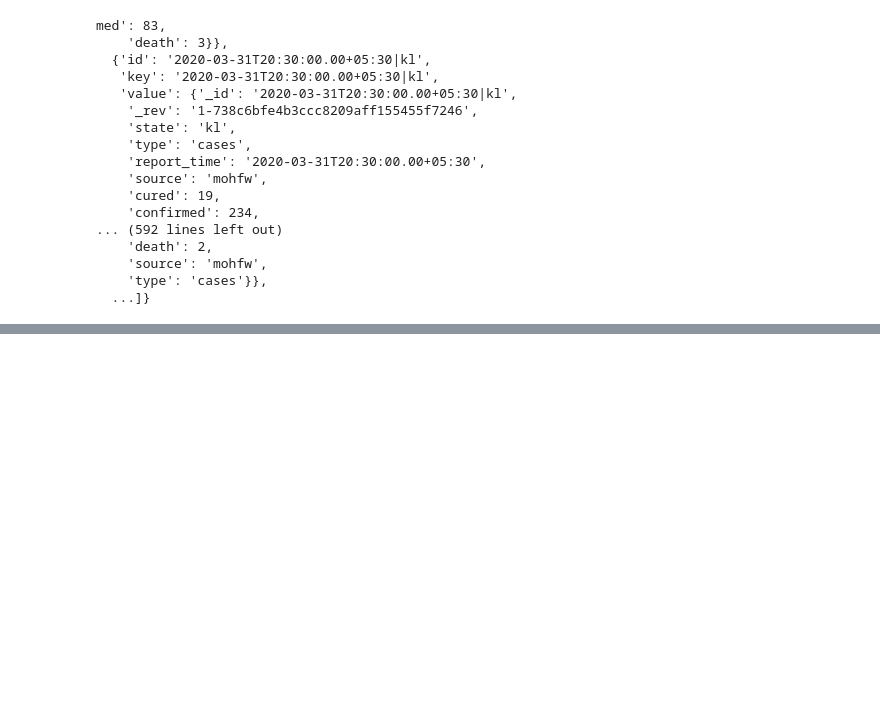
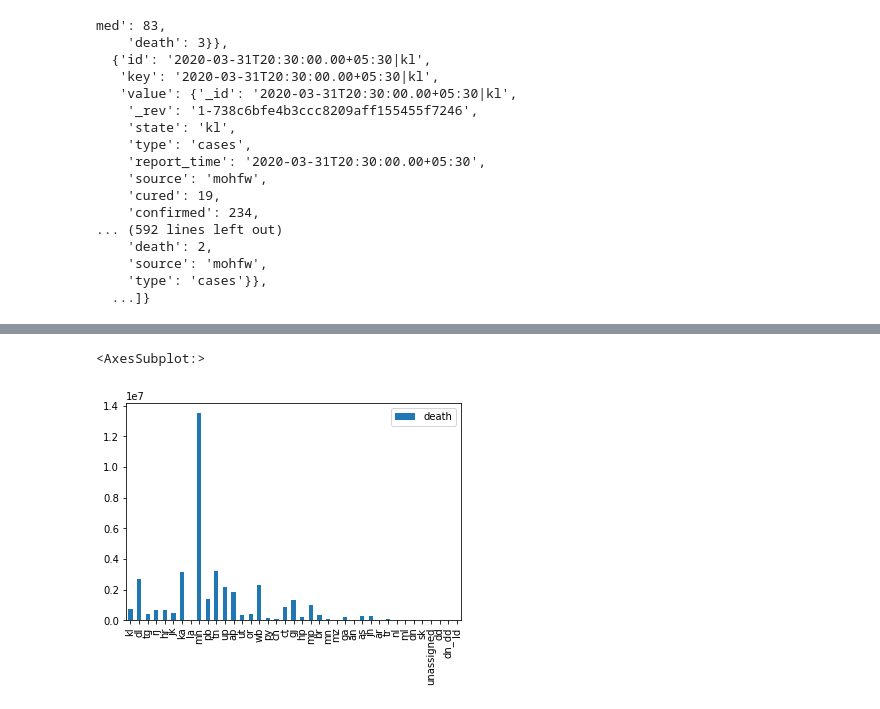
Before and after one commit to irfaan-jamarussadiq/320_final_project, a Jupyter notebook: final2.ipynb, the cells around one changed output, grey strips where cells are left out. Saved outputs shown, nothing was run; the diff lists cells and outputs as text; code cells hidden in the pictures; blank space fills up the shorter version.

```diff
--- a/final2.ipynb
+++ b/final2.ipynb
@@ -171,0 +172,34 @@ med': 83,
+# %%
+def add_tuples(a, b):
+    return tuple(map(lambda i, j: i + j, a, b))
+# %%
+def extract_data2(data):
+    extracted_data = {}
+    rows = data["rows"]
+
+    for row in rows:
+        time, state, confirmed, cured, death = extract_row2(row)
+
+        if state not in extracted_data:
+            extracted_data[state] = (confirmed, cured, death)
+        else:
+            res = add_tuples(extracted_data[state], (confirmed, cured, death))
+            extracted_data[state] = res
+
+    return extracted_data
+
+# Extracts the time, attribute, and value information
+# from one row of the JSON dictionary. Used as a helper
+# function in extract_data()
+def extract_row2(row):
+    values_dict = row['value']
+    time = values_dict['report_time']
+    state = values_dict['state']
+    confirmed = values_dict['confirmed']
+    cured = values_dict['cured']
+    death = values_dict['death']
+
+    return time[:10], state, confirmed, cured, death
+# %%
+extracted2 = extract_data2(data2)
+extracted2
@@ -171,0 +224,5 @@ med': 83,
+# %%
+df2 = pd.DataFrame(extracted2)
+df2 = df2.transpose()
+df2.columns = ['confirmed', 'cured', 'death']
+df2
@@ -171,0 +247,5 @@ med': 83,
+# %%
+df2.plot(y='death', kind='bar')
+# %% [output]
+<AxesSubplot:>
+[figure, added]
```
Also changed, not shown: parts of 18 cells of this notebook, 3 other files.
